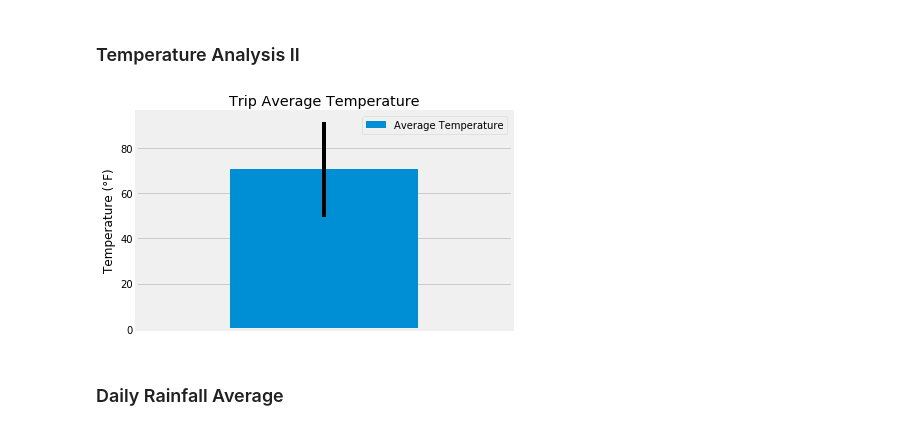
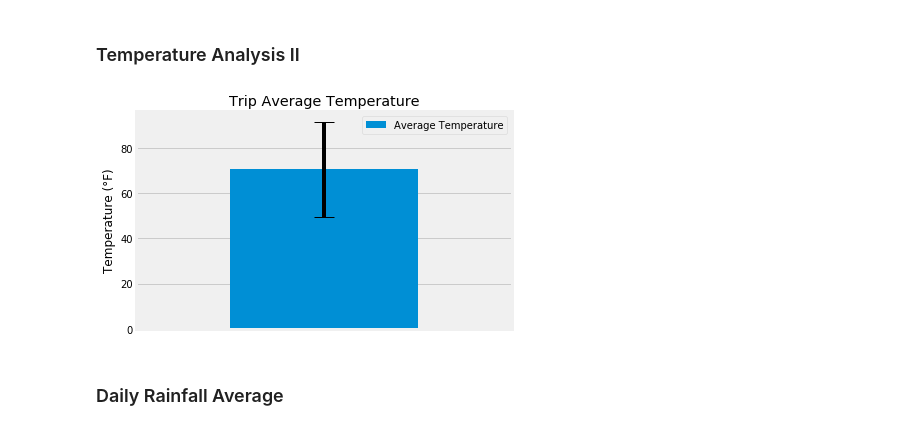
Before and after one commit to blhawkins/10.sqlalchemy-challenge, a Jupyter notebook: climate.ipynb, the cells around one changed output. Cells and saved outputs as stored; diff of their text form; code cells hidden in the pictures.

```diff
--- a/climate.ipynb
+++ b/climate.ipynb
@@ -321,20 +321,21 @@ avg_temp_df = pd.DataFrame([avg_temp], columns = ['Average Temperature'])
 # %%
 #Plot min_temp, avg_temp, and max_temp as a bar chart
 
 #Create the bar chart
-avg_temp_df.plot.bar(yerr = range_temp)
+avg_temp_df.plot.bar(yerr = range_temp, capsize = 10)
     #https://pandas.pydata.org/pandas-docs/stable/reference/api/pandas.DataFrame.plot.html#pandas.DataFrame.plot
+    #https://matplotlib.org/3.1.1/api/_as_gen/matplotlib.axes.Axes.errorbar.html
 
 #Format the bar chart
 tick_locations = [value for value in avg_temp_df['Average Temperature']]
 plt.xticks(tick_locations, '', rotation="vertical")
 plt.title(f'Trip Average Temperature')
 plt.ylabel('Temperature (°F)')
 
 #Print the figure
 plt.show()
 # %% [output]
-[figure, old version]
+[figure, new version]
 # %% [markdown]
 ### Daily Rainfall Average
 # %%
```
